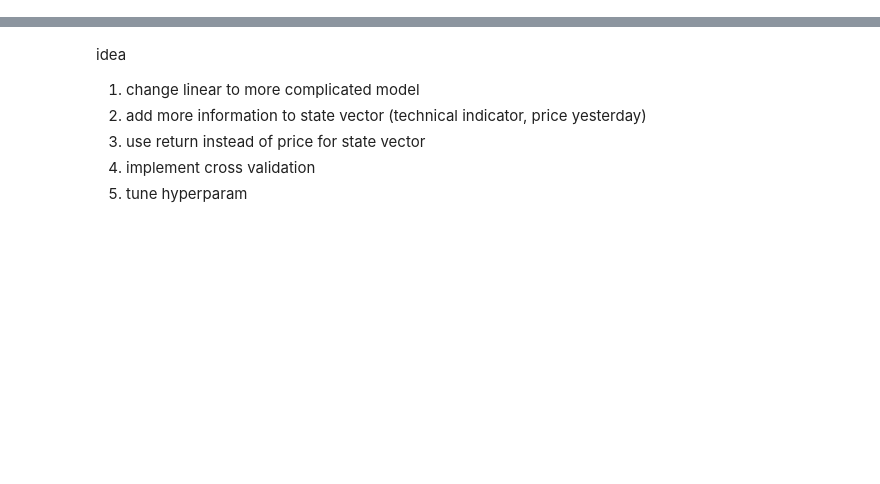
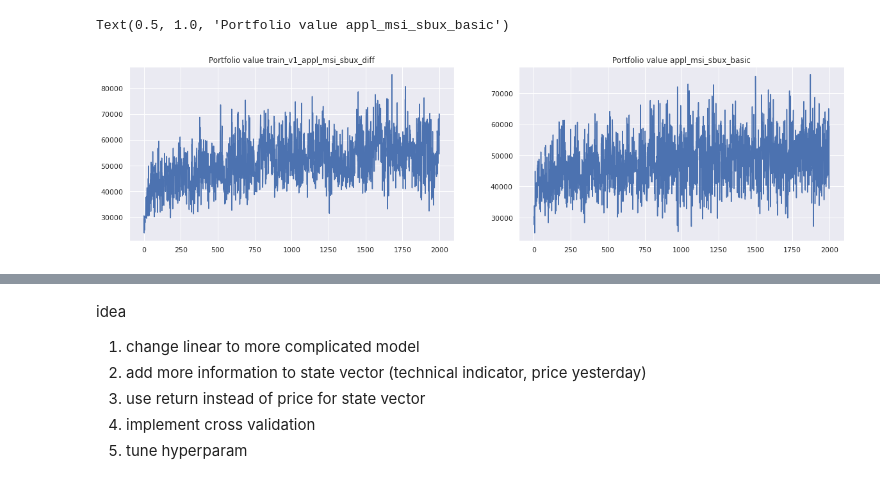
Before and after one commit to waijean/rltradingbot, a Jupyter notebook: results.ipynb, the cells around one changed output, grey strips where cells are left out. Cells and saved outputs as stored; diff of their text form; code cells hidden in the pictures; blank space fills up the shorter version.

```diff
--- a/results.ipynb
+++ b/results.ipynb
@@ -30,0 +44,10 @@ sns.displot(rewards_df)
+# %%
+fig, axes = plt.subplots(nrows=1, ncols=2, figsize=(20,5))
+
+rewards_df["train_v1_appl_msi_sbux_diff"].plot(ax=axes[0])
+axes[0].set_title('Portfolio value train_v1_appl_msi_sbux_diff')
+rewards_df["train_v1_appl_msi_sbux_basic"].plot(ax=axes[1])
+axes[1].set_title('Portfolio value appl_msi_sbux_basic')
+# %% [output]
+Text(0.5, 1.0, 'Portfolio value appl_msi_sbux_basic')
+[figure, added]
```
Also changed, not shown: parts of 7 cells of this notebook, 23 other files.
